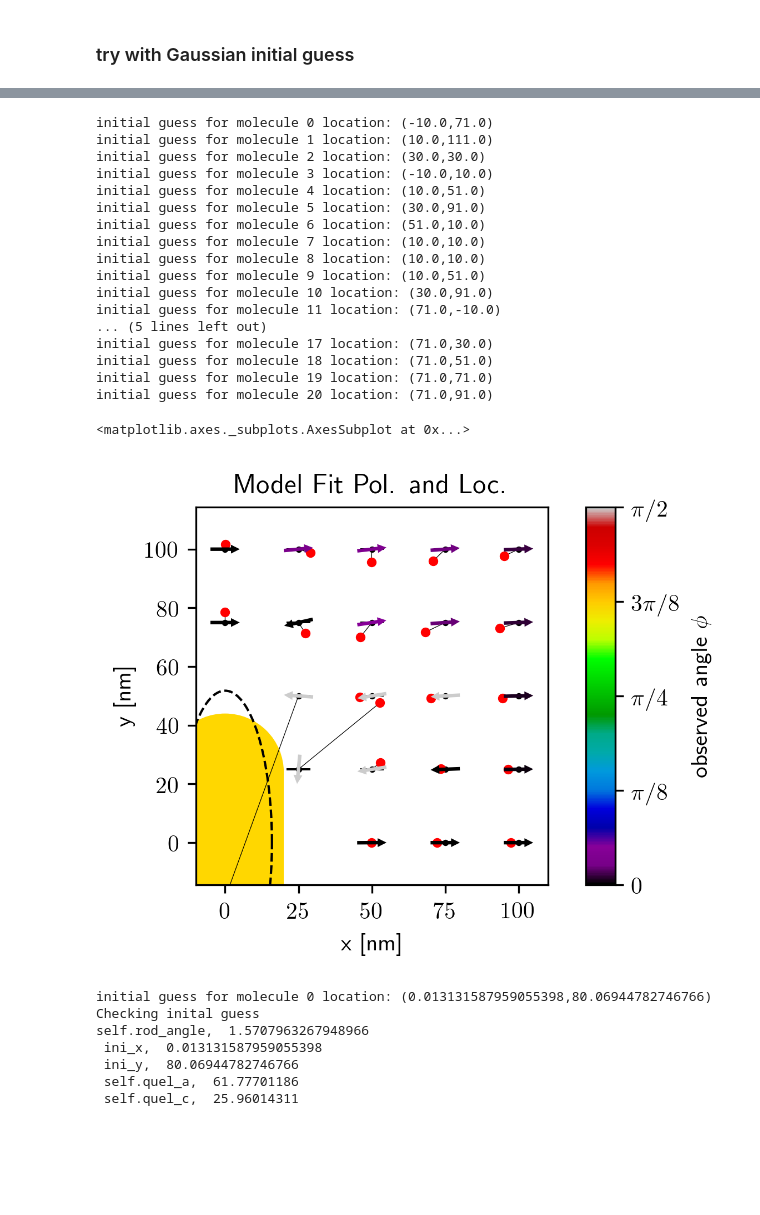
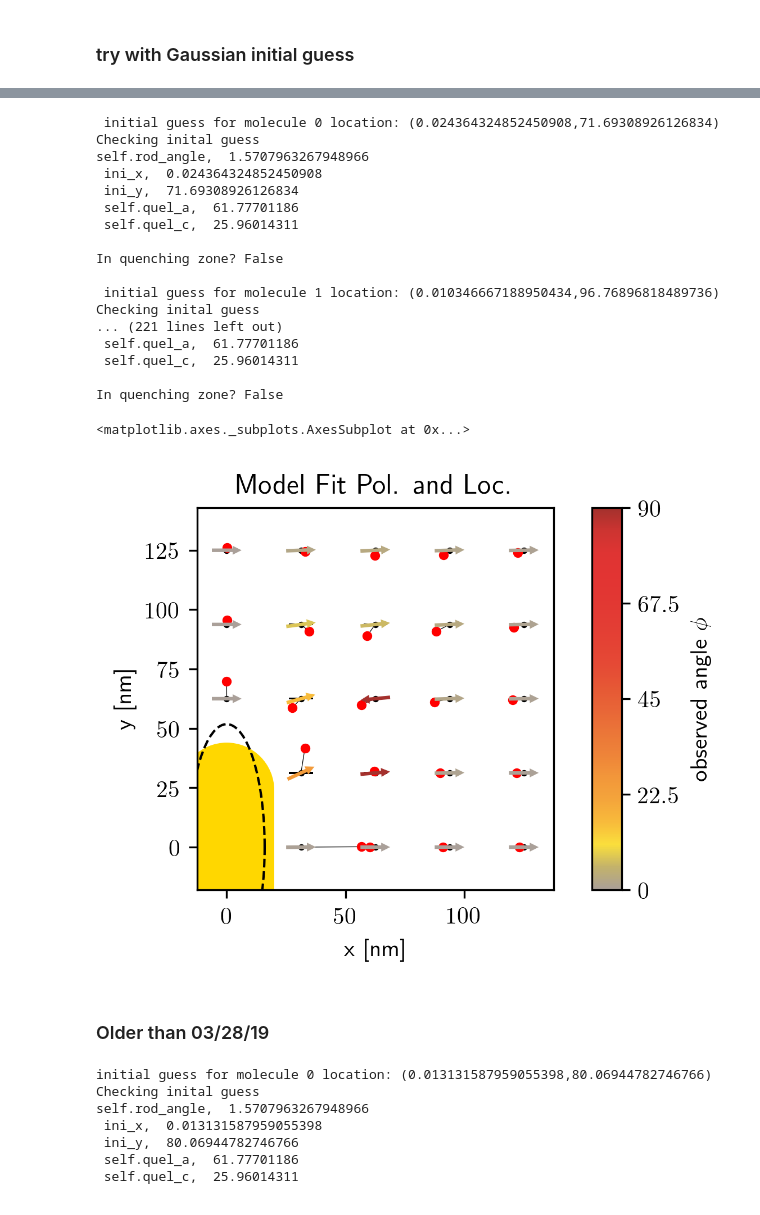
Before and after one commit to HarrisonGoldwyn/mispolarization, a Jupyter notebook: solving_problems/notebooks/fit_localization_from_BEM_fields.ipynb, the cells around one changed output, grey strips where cells are left out. Saved outputs shown, nothing was run; the diff lists cells and outputs as text; code cells hidden in the pictures; blank space fills up the shorter version.

Commit message:
Made plots with new colorbar

```diff
--- a/solving_problems/notebooks/fit_localization_from_BEM_fields.ipynb
+++ b/solving_problems/notebooks/fit_localization_from_BEM_fields.ipynb
@@ -554,5 +558,5 @@ array([1, 2])
 # %%
-locations_100, angles_100 = fixed_ori_mol_placement(mol_grid_pts_1D=5, x_max=100, y_max=100)
+locations_100, angles_100 = fixed_ori_mol_placement(mol_grid_pts_1D=5, x_max=125, y_max=125)
 simTestInst_few_mol_h_100 = SimulatedExperiment(locations_100, mol_angle=0)
 simTestInst_few_mol_h_100.trial_images = simTestInst_few_mol_h_100.calculate_BEM_fields()
 
@@ -580,34 +584,39 @@ calculating diffracted fields
 # %%
-## Initial guess defaults to position of maximum intensity.
+# Model fit
+# Gaussian guess, checked
 
 test_BEM_fit_instance_few_mol_h_100 = fit.FitModelToData(
     simTestInst_few_mol_h_100.BEM_images,
-#     ini_guess=simTestInst_few_mol.mol_locations
+#     ini_guess=simTestInst_few_mol.mol_locations,
+    ini_guess='gauss'
     )
-test_BEM_fit_few_mol_h_100 = test_BEM_fit_instance_few_mol_h_100.fit_model_to_image_data()
+test_BEM_fit_few_mol_h_100 = test_BEM_fit_instance_few_mol_h_100.fit_model_to_image_data(
+    check_ini=True)
 
 ## Plot fit results
 test_BEM_fit_instance_few_mol_h_100.plot_fit_results_as_quiver_map(simTestInst_few_mol_h_100)
 # %% [output]
-initial guess for molecule 0 location: (-10.0,71.0)
-initial guess for molecule 1 location: (10.0,111.0)
-initial guess for molecule 2 location: (30.0,30.0)
-initial guess for molecule 3 location: (-10.0,10.0)
-initial guess for molecule 4 location: (10.0,51.0)
-initial guess for molecule 5 location: (30.0,91.0)
-initial guess for molecule 6 location: (51.0,10.0)
-initial guess for molecule 7 location: (10.0,10.0)
-initial guess for molecule 8 location: (10.0,10.0)
-initial guess for molecule 9 location: (10.0,51.0)
-initial guess for molecule 10 location: (30.0,91.0)
-initial guess for molecule 11 location: (71.0,-10.0)
-... (5 lines left out)
-initial guess for molecule 17 location: (71.0,30.0)
-initial guess for molecule 18 location: (71.0,51.0)
-initial guess for molecule 19 location: (71.0,71.0)
-initial guess for molecule 20 location: (71.0,91.0)
+ initial guess for molecule 0 location: (0.024364324852450908,71.69308926126834)
+Checking inital guess
+self.rod_angle,  1.5707963267948966
+ ini_x,  0.024364324852450908
+ ini_y,  71.69308926126834
+ self.quel_a,  61.77701186
+ self.quel_c,  25.96014311
+
+In quenching zone? False
+
+ initial guess for molecule 1 location: (0.010346667188950434,96.76896818489736)
+Checking inital guess
+... (221 lines left out)
+ self.quel_a,  61.77701186
+ self.quel_c,  25.96014311
+
+In quenching zone? False
 <matplotlib.axes._subplots.AxesSubplot at 0x...>
-[figure, old version]
+[figure, new version]
+# %% [markdown]
+### Older than 03/28/19
 # %%
 ## Smart guess correction with gaussian inital guess
 
```
Also changed, not shown: parts of 17 cells of this notebook.
